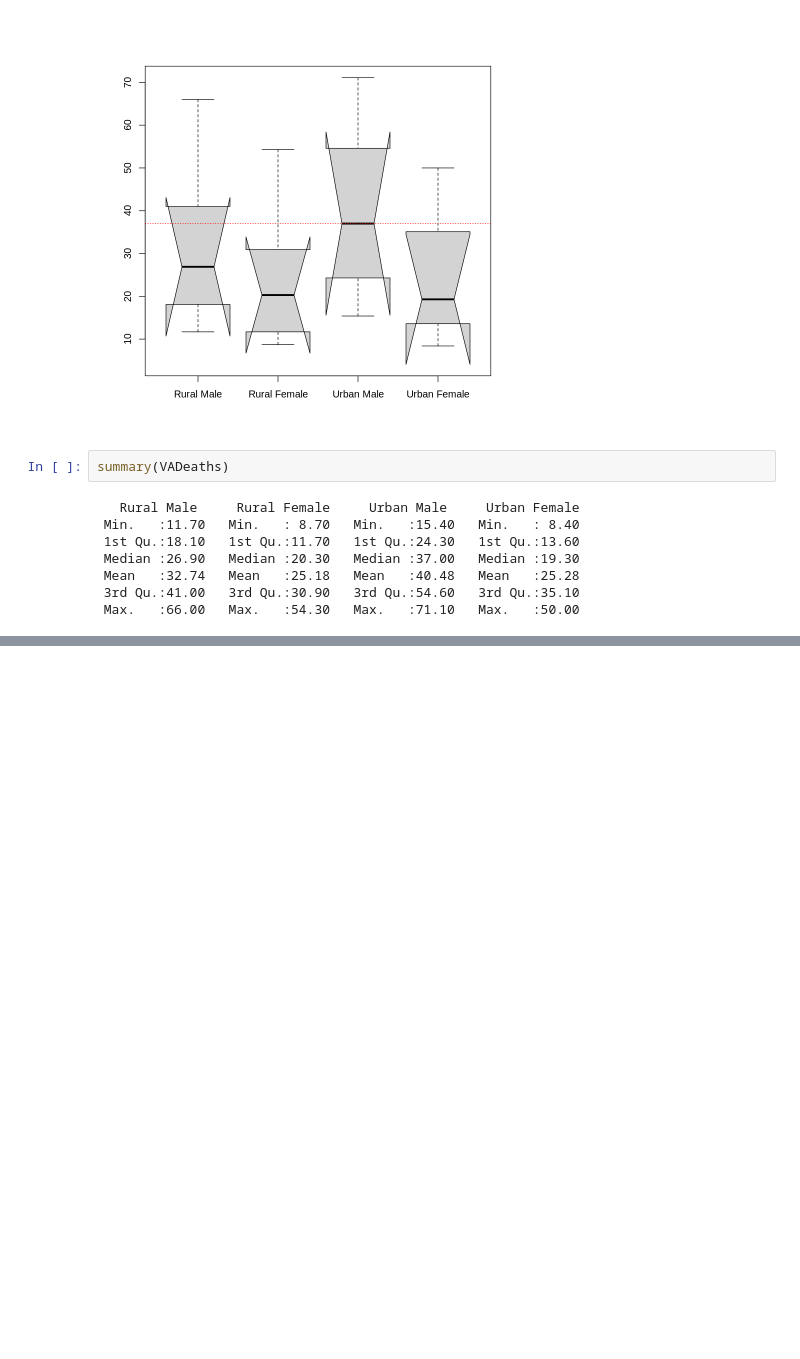
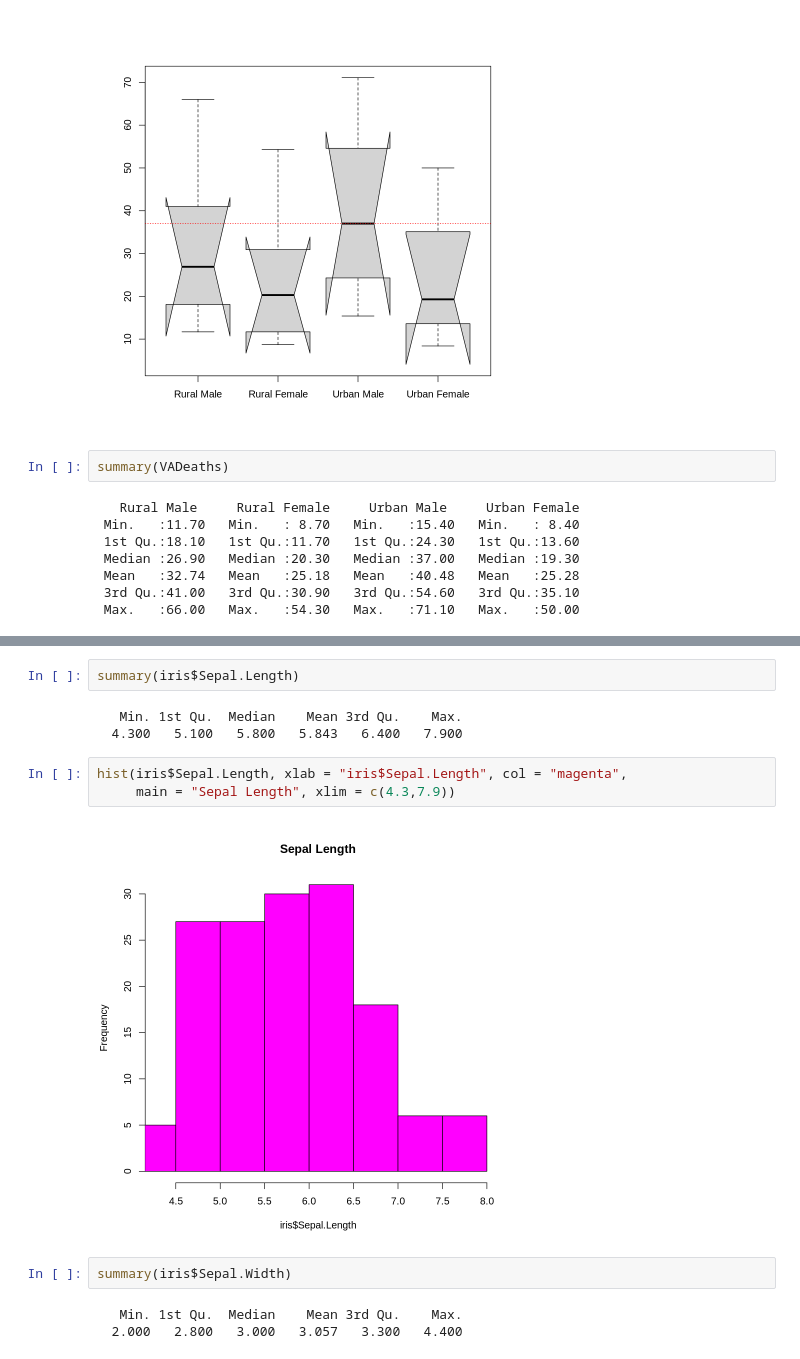
Before and after one commit to gyujin0450/RPRG_PartII, a Jupyter notebook: p148_연속변수시각화.ipynb, the cells around one changed output, grey strips where cells are left out. Saved outputs shown, nothing was run; the diff lists cells and outputs as text; blank space fills up the shorter version.

```diff
--- a/p148_연속변수시각화.ipynb
+++ b/p148_연속변수시각화.ipynb
@@ -39,0 +68,15 @@ summary(VADeaths)
+# %%
+summary(iris$Sepal.Length)
+# %% [output]
+   Min. 1st Qu.  Median    Mean 3rd Qu.    Max.
+  4.300   5.100   5.800   5.843   6.400   7.900
+# %%
+hist(iris$Sepal.Length, xlab = "iris$Sepal.Length", col = "magenta",
+     main = "Sepal Length", xlim = c(4.3,7.9))
+# %% [output]
+[figure, added]
+# %%
+summary(iris$Sepal.Width)
+# %% [output]
+   Min. 1st Qu.  Median    Mean 3rd Qu.    Max.
+  2.000   2.800   3.000   3.057   3.300   4.400
```
Also changed, not shown: parts of 27 cells of this notebook.
